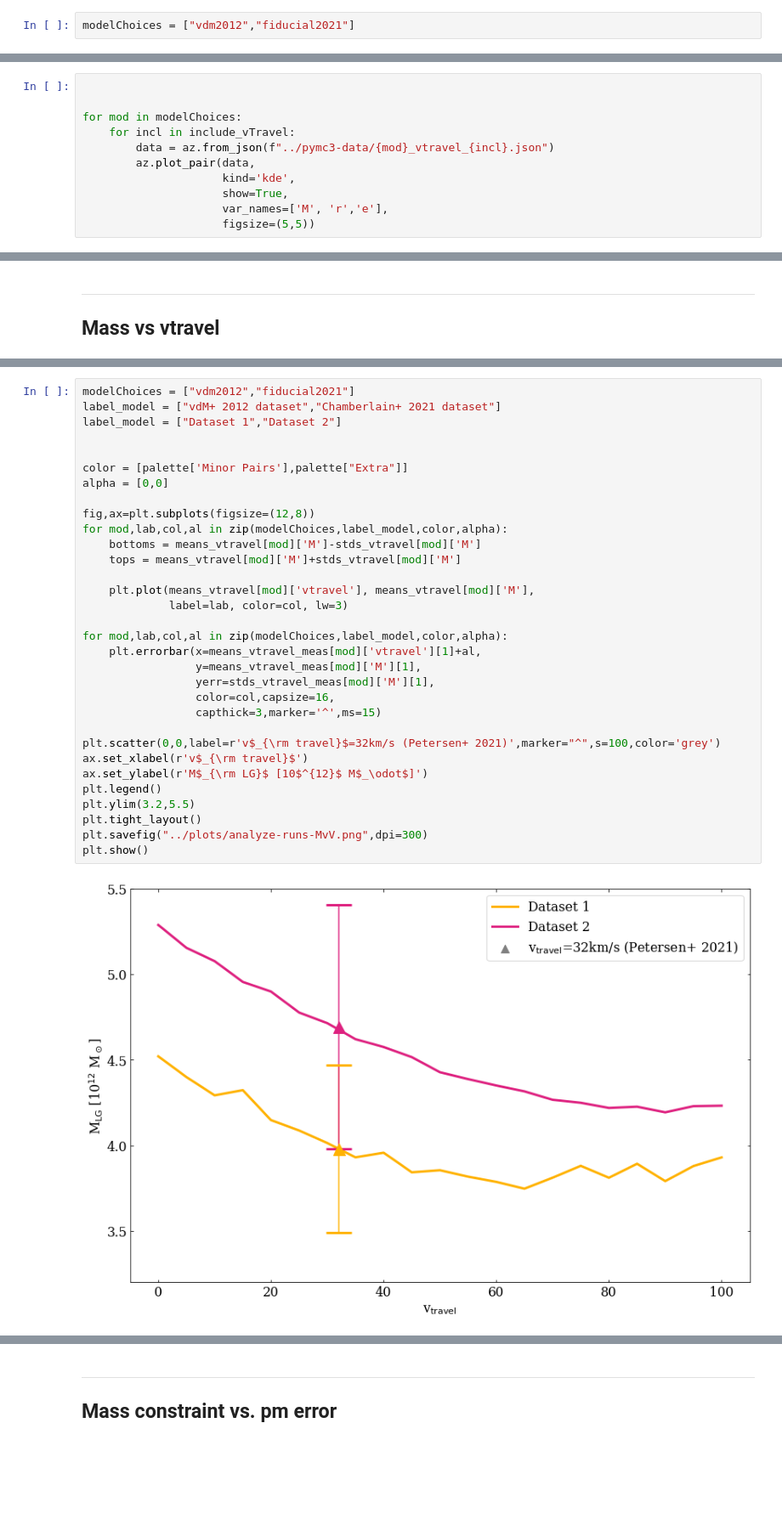
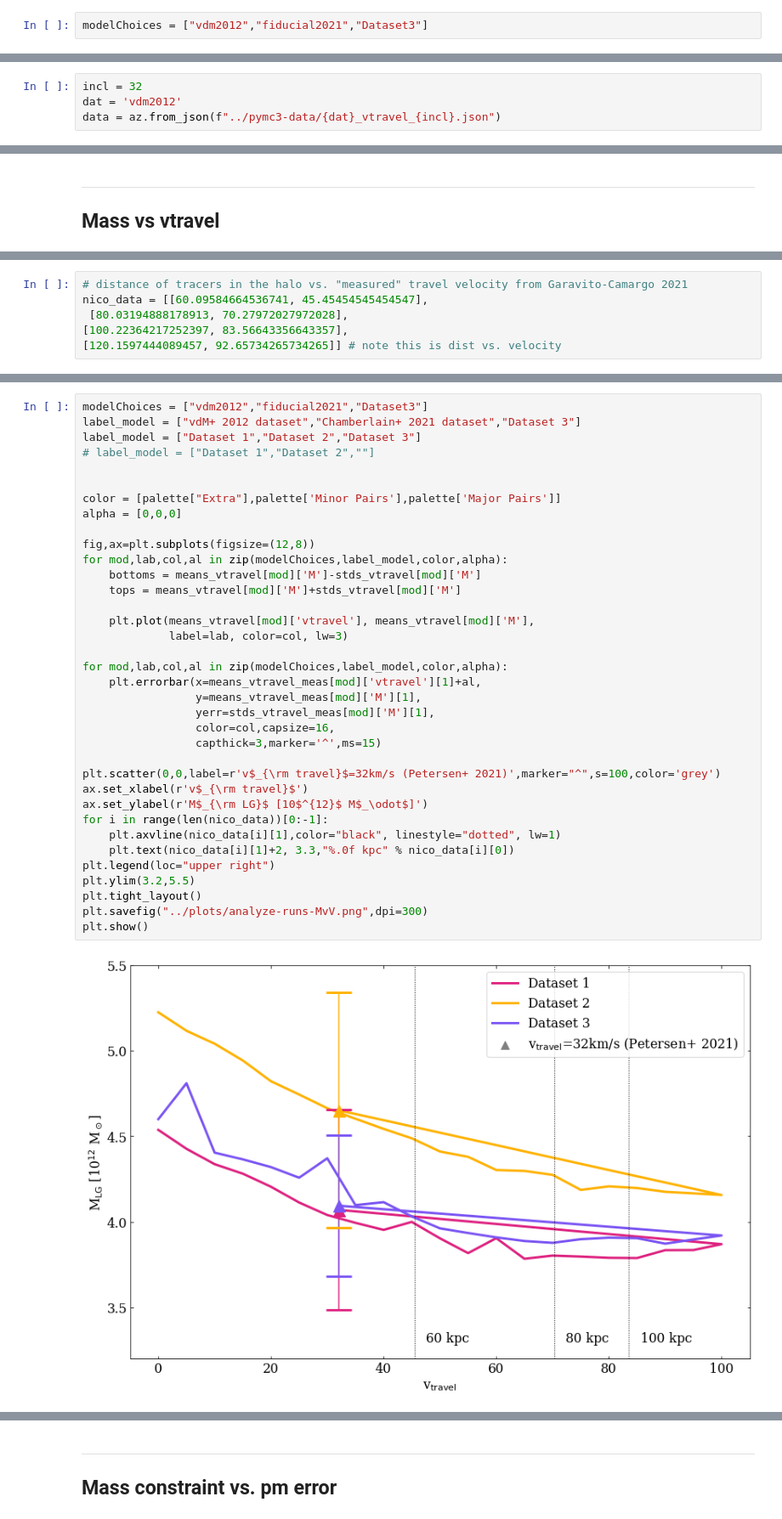
Before and after one commit to katiechambe/yellowCard, a Jupyter notebook: notebooks/pymc3-analyze-runs.ipynb, the cells around one changed output, grey strips where cells are left out. Shown at 85% size. Drawn from its saved outputs; the diff is of its cells as text; blank space fills up the shorter version.

Commit message:
updated plotting scripts to get corner plots of all variables, and updated main to run for dataset 3

```diff
--- a/notebooks/pymc3-analyze-runs.ipynb
+++ b/notebooks/pymc3-analyze-runs.ipynb
@@ -37,5 +37,5 @@ ____
 # %%
-modelChoices = ["vdm2012","fiducial2021"]
+modelChoices = ["vdm2012","fiducial2021","Dataset3"]
 # %% [markdown]
 ## Mass vs. vtravel
 # %%
@@ -163,11 +97,0 @@ for mod in modelChoices:
-# %%
-
-
-for mod in modelChoices:
-    for incl in include_vTravel:
-        data = az.from_json(f"../pymc3-data/{mod}_vtravel_{incl}.json")
-        az.plot_pair(data,
-                     kind='kde',
-                     show=True,
-                     var_names=['M', 'r','e'],
-                     figsize=(5,5))
@@ -181,0 +108,4 @@ ___
+# %%
+incl = 32
+dat = 'vdm2012'
+data = az.from_json(f"../pymc3-data/{dat}_vtravel_{incl}.json")
@@ -240,0 +431,6 @@ ___
+# %%
+# distance of tracers in the halo vs. "measured" travel velocity from Garavito-Camargo 2021
+nico_data = [[60.09584664536741, 45.45454545454547],
+ [80.03194888178913, 70.27972027972028],
+[100.22364217252397, 83.56643356643357],
+[120.1597444089457, 92.65734265734265]] # note this is dist vs. velocity
@@ -241,34 +470,38 @@ ___
 # %%
-modelChoices = ["vdm2012","fiducial2021"]
-label_model = ["vdM+ 2012 dataset","Chamberlain+ 2021 dataset"]
-label_model = ["Dataset 1","Dataset 2"]
+modelChoices = ["vdm2012","fiducial2021","Dataset3"]
+label_model = ["vdM+ 2012 dataset","Chamberlain+ 2021 dataset","Dataset 3"]
+label_model = ["Dataset 1","Dataset 2","Dataset 3"]
+# label_model = ["Dataset 1","Dataset 2",""]
 
 
-color = [palette['Minor Pairs'],palette["Extra"]]
-alpha = [0,0]
+color = [palette["Extra"],palette['Minor Pairs'],palette['Major Pairs']]
+alpha = [0,0,0]
 
 fig,ax=plt.subplots(figsize=(12,8))
 for mod,lab,col,al in zip(modelChoices,label_model,color,alpha):
     bottoms = means_vtravel[mod]['M']-stds_vtravel[mod]['M']
     tops = means_vtravel[mod]['M']+stds_vtravel[mod]['M']
 
     plt.plot(means_vtravel[mod]['vtravel'], means_vtravel[mod]['M'],
              label=lab, color=col, lw=3)
 
 for mod,lab,col,al in zip(modelChoices,label_model,color,alpha):
     plt.errorbar(x=means_vtravel_meas[mod]['vtravel'][1]+al,
                  y=means_vtravel_meas[mod]['M'][1],
                  yerr=stds_vtravel_meas[mod]['M'][1],
                  color=col,capsize=16,
                  capthick=3,marker='^',ms=15)
 
 plt.scatter(0,0,label=r'v$_{\rm travel}$=32km/s (Petersen+ 2021)',marker="^",s=100,color='grey')
 ax.set_xlabel(r'v$_{\rm travel}$')
 ax.set_ylabel(r'M$_{\rm LG}$ [10$^{12}$ M$_\odot$]')
-plt.legend()
+for i in range(len(nico_data))[0:-1]:
+    plt.axvline(nico_data[i][1],color="black", linestyle="dotted", lw=1)
+    plt.text(nico_data[i][1]+2, 3.3,"%.0f kpc" % nico_data[i][0])
+plt.legend(loc="upper right")
 plt.ylim(3.2,5.5)
 plt.tight_layout()
 plt.savefig("../plots/analyze-runs-MvV.png",dpi=300)
 plt.show()
 # %% [output]
-[figure, old version]
+[figure, new version]
```
Also changed, not shown: parts of 31 cells of this notebook, 1 other file.
